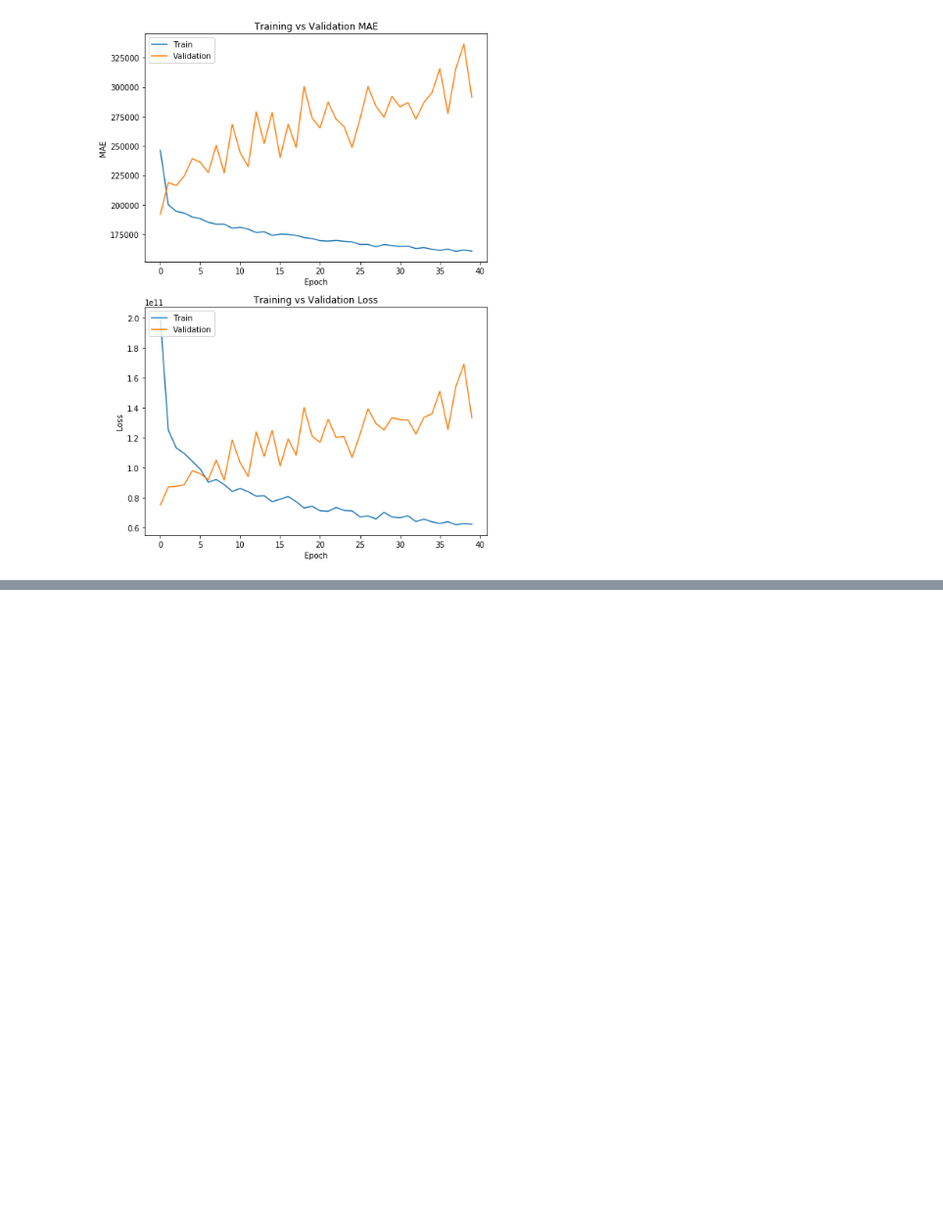
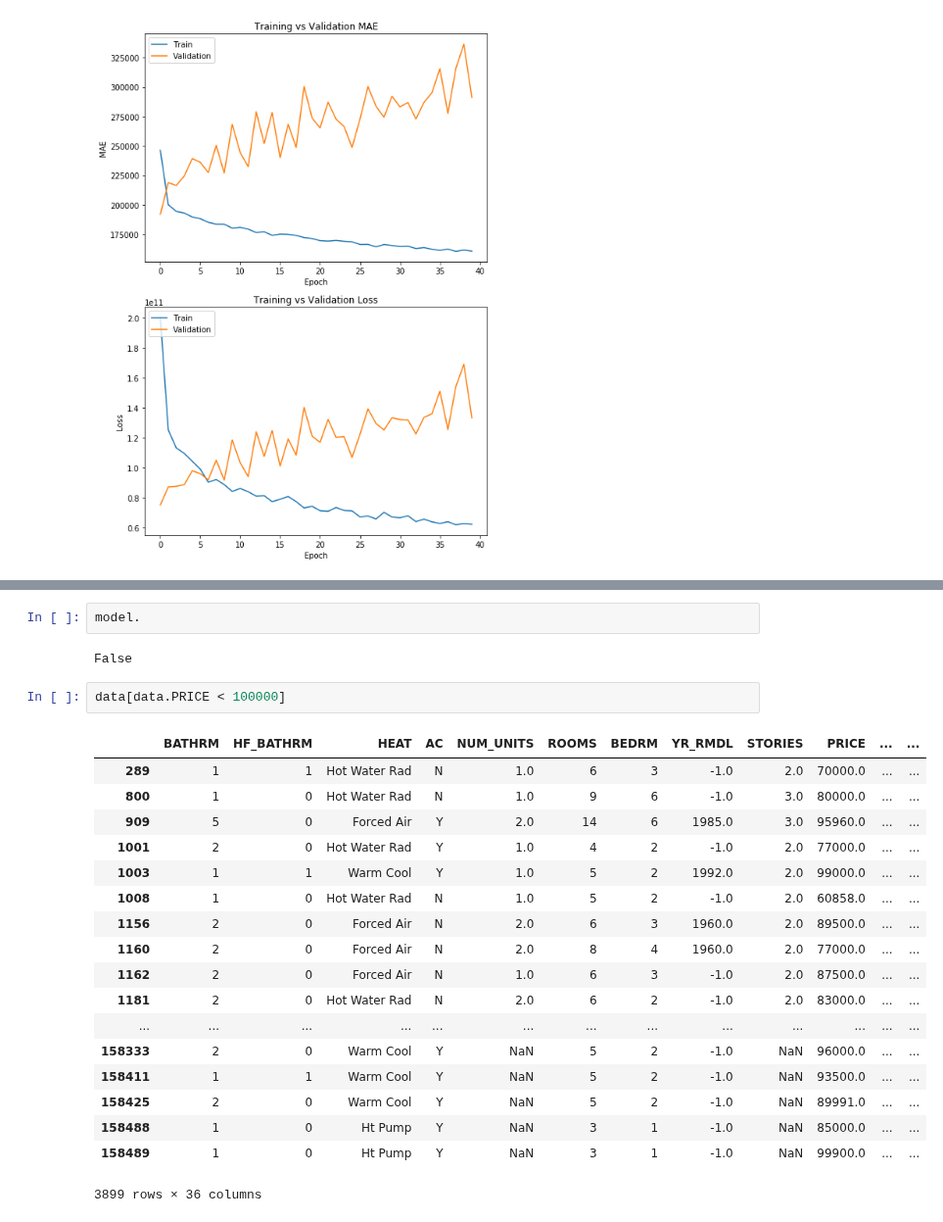
Before and after one commit to rickardsjp/DC_Housing_Tongji, a Jupyter notebook: DC_Housing_Notebook.ipynb, the cells around one changed output, grey strips where cells are left out. Shown at 98% size. Cells and saved outputs as stored; diff of their text form; blank space fills up the shorter version.

```diff
--- a/DC_Housing_Notebook.ipynb
+++ b/DC_Housing_Notebook.ipynb
@@ -695,0 +735,25 @@ plot_hist(history.history, xsize=8, ysize=12)
+# %%
+model.
+# %% [output]
+False
+# %%
+data[data.PRICE < 100000]
+# %% [output]
+|  | BATHRM | HF_BATHRM | HEAT | AC | NUM_UNITS | ROOMS | BEDRM | YR_RMDL | STORIES | PRICE | ... | ... |
+| 289 | 1 | 1 | Hot Water Rad | N | 1.0 | 6 | 3 | -1.0 | 2.0 | 70000.0 | ... | ... |
+| 800 | 1 | 0 | Hot Water Rad | N | 1.0 | 9 | 6 | -1.0 | 3.0 | 80000.0 | ... | ... |
+| 909 | 5 | 0 | Forced Air | Y | 2.0 | 14 | 6 | 1985.0 | 3.0 | 95960.0 | ... | ... |
+| 1001 | 2 | 0 | Hot Water Rad | Y | 1.0 | 4 | 2 | -1.0 | 2.0 | 77000.0 | ... | ... |
+| 1003 | 1 | 1 | Warm Cool | Y | 1.0 | 5 | 2 | 1992.0 | 2.0 | 99000.0 | ... | ... |
+| 1008 | 1 | 0 | Hot Water Rad | N | 1.0 | 5 | 2 | -1.0 | 2.0 | 60858.0 | ... | ... |
+| 1156 | 2 | 0 | Forced Air | N | 2.0 | 6 | 3 | 1960.0 | 2.0 | 89500.0 | ... | ... |
+| 1160 | 2 | 0 | Forced Air | N | 2.0 | 8 | 4 | 1960.0 | 2.0 | 77000.0 | ... | ... |
+| 1162 | 2 | 0 | Forced Air | N | 1.0 | 6 | 3 | -1.0 | 2.0 | 87500.0 | ... | ... |
+| 1181 | 2 | 0 | Hot Water Rad | N | 2.0 | 6 | 2 | -1.0 | 2.0 | 83000.0 | ... | ... |
+| ... | ... | ... | ... | ... | ... | ... | ... | ... | ... | ... | ... | ... |
+| 158333 | 2 | 0 | Warm Cool | Y | NaN | 5 | 2 | -1.0 | NaN | 96000.0 | ... | ... |
+| 158411 | 1 | 1 | Warm Cool | Y | NaN | 5 | 2 | -1.0 | NaN | 93500.0 | ... | ... |
+| 158425 | 2 | 0 | Warm Cool | Y | NaN | 5 | 2 | -1.0 | NaN | 89991.0 | ... | ... |
+| 158488 | 1 | 0 | Ht Pump | Y | NaN | 3 | 1 | -1.0 | NaN | 85000.0 | ... | ... |
+| 158489 | 1 | 0 | Ht Pump | Y | NaN | 3 | 1 | -1.0 | NaN | 99900.0 | ... | ... |
+3899 rows × 36 columns
```
Also changed, not shown: parts of 5 cells of this notebook, 2 other files.
